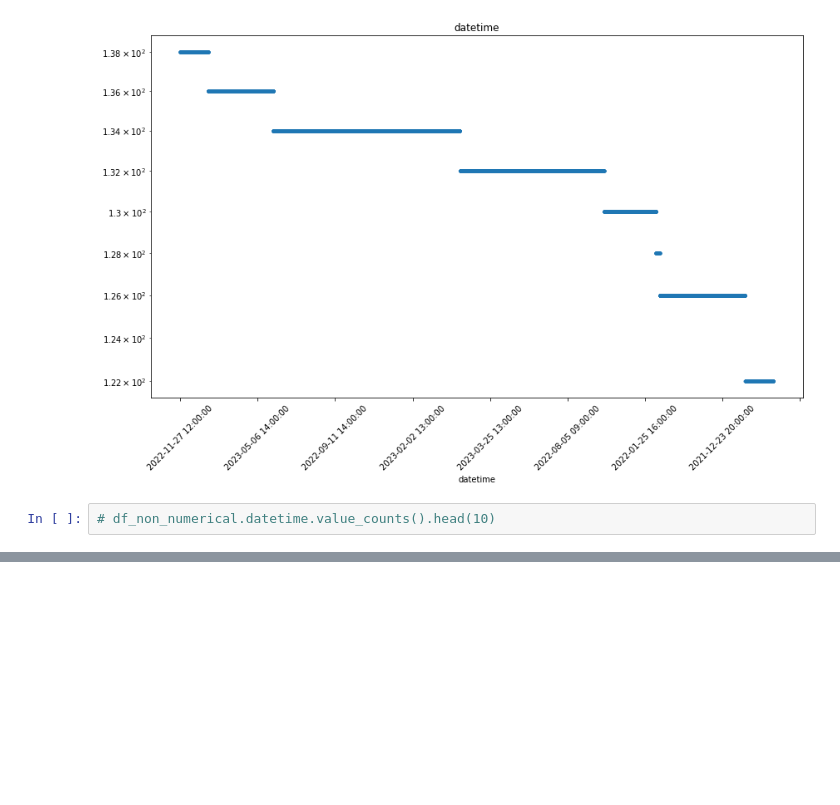
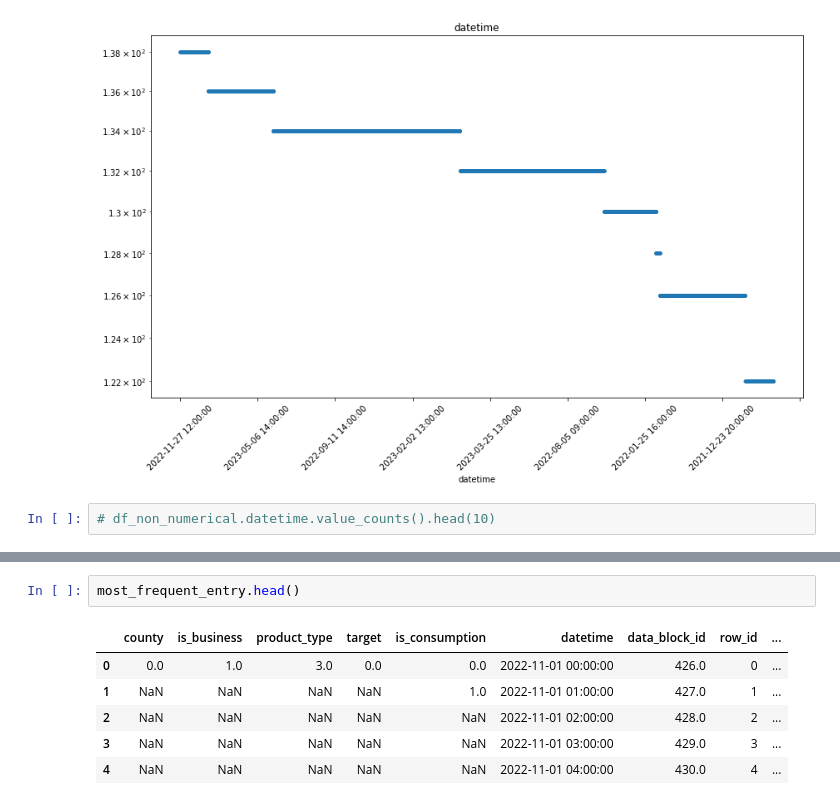
Before and after one commit to sitsawek/data-science-project, a Jupyter notebook: predict-energy-behavior-of-prosumers.ipynb, the cells around one changed output, grey strips where cells are left out. Cells and saved outputs as stored; diff of their text form; blank space fills up the shorter version.

```diff
--- a/predict-energy-behavior-of-prosumers.ipynb
+++ b/predict-energy-behavior-of-prosumers.ipynb
@@ -150,0 +182,9 @@ plt.tight_layout()
+# %%
+most_frequent_entry.head()
+# %% [output]
+|  | county | is_business | product_type | target | is_consumption | datetime | data_block_id | row_id | ... |
+| 0 | 0.0 | 1.0 | 3.0 | 0.0 | 0.0 | 2022-11-01 00:00:00 | 426.0 | 0 | ... |
+| 1 | NaN | NaN | NaN | NaN | 1.0 | 2022-11-01 01:00:00 | 427.0 | 1 | ... |
+| 2 | NaN | NaN | NaN | NaN | NaN | 2022-11-01 02:00:00 | 428.0 | 2 | ... |
+| 3 | NaN | NaN | NaN | NaN | NaN | 2022-11-01 03:00:00 | 429.0 | 3 | ... |
+| 4 | NaN | NaN | NaN | NaN | NaN | 2022-11-01 04:00:00 | 430.0 | 4 | ... |
```
Also changed, not shown: parts of 22 cells of this notebook.
